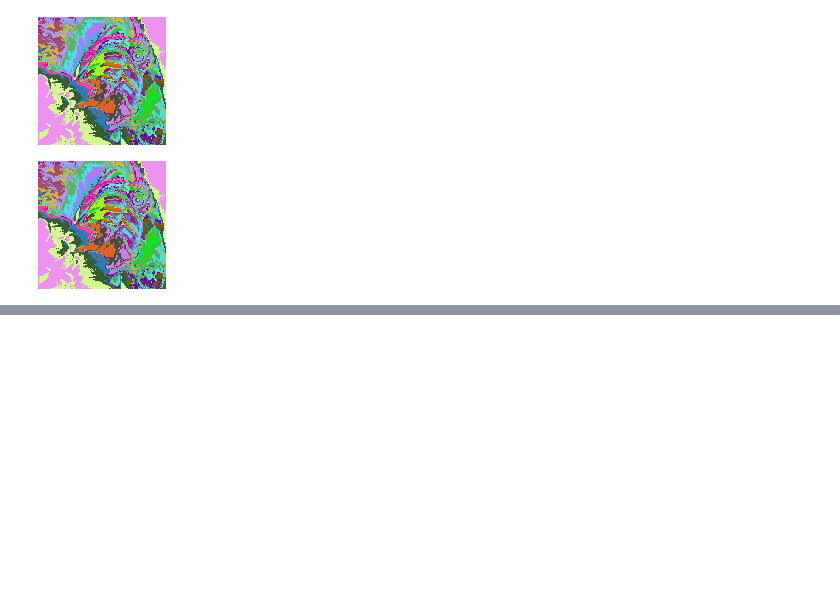
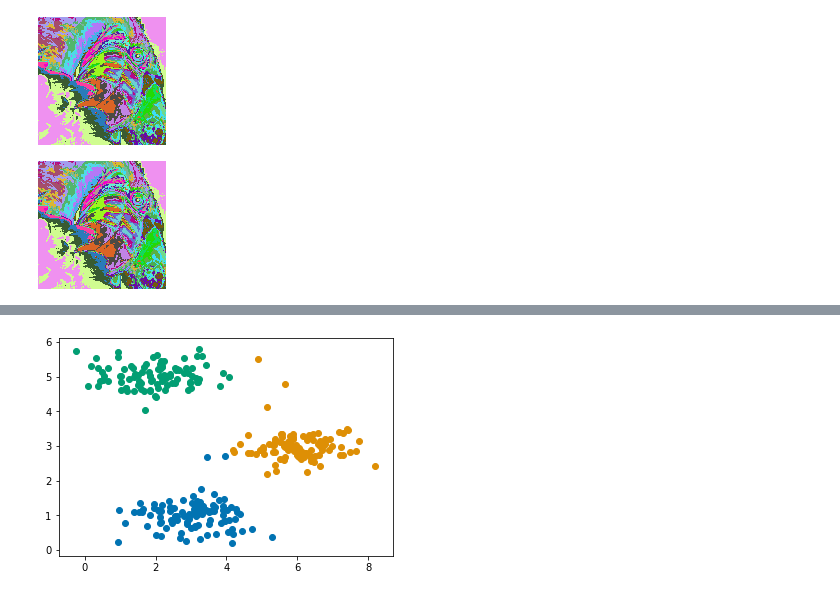
Before and after one commit to nhntran/Machine-Learning-Using-SCIKIT-LEARN, a Jupyter notebook: SKLEARN TUTORIALS - PART 3 (UNSUPERVISED LEARNING).ipynb, the cells around one changed output, grey strips where cells are left out. Saved outputs shown, nothing was run; the diff lists cells and outputs as text; code cells hidden in the pictures; blank space fills up the shorter version.

```diff
--- a/SKLEARN TUTORIALS - PART 3 (UNSUPERVISED LEARNING).ipynb
+++ b/SKLEARN TUTORIALS - PART 3 (UNSUPERVISED LEARNING).ipynb
@@ -183,0 +206,6 @@ Image.open('data/reduce_bird.png', 'r')
+# %%
+from sklearn.cluster import MiniBatchKMeans
+kmeans = KMeans (n_clusters = 3, random_state = 0).fit(mat['X'])
+plotCluster(kmeans.labels_, mat)
+# %% [output]
+[figure, added]
```
Also changed, not shown: parts of 10 cells of this notebook, 5 other files.
